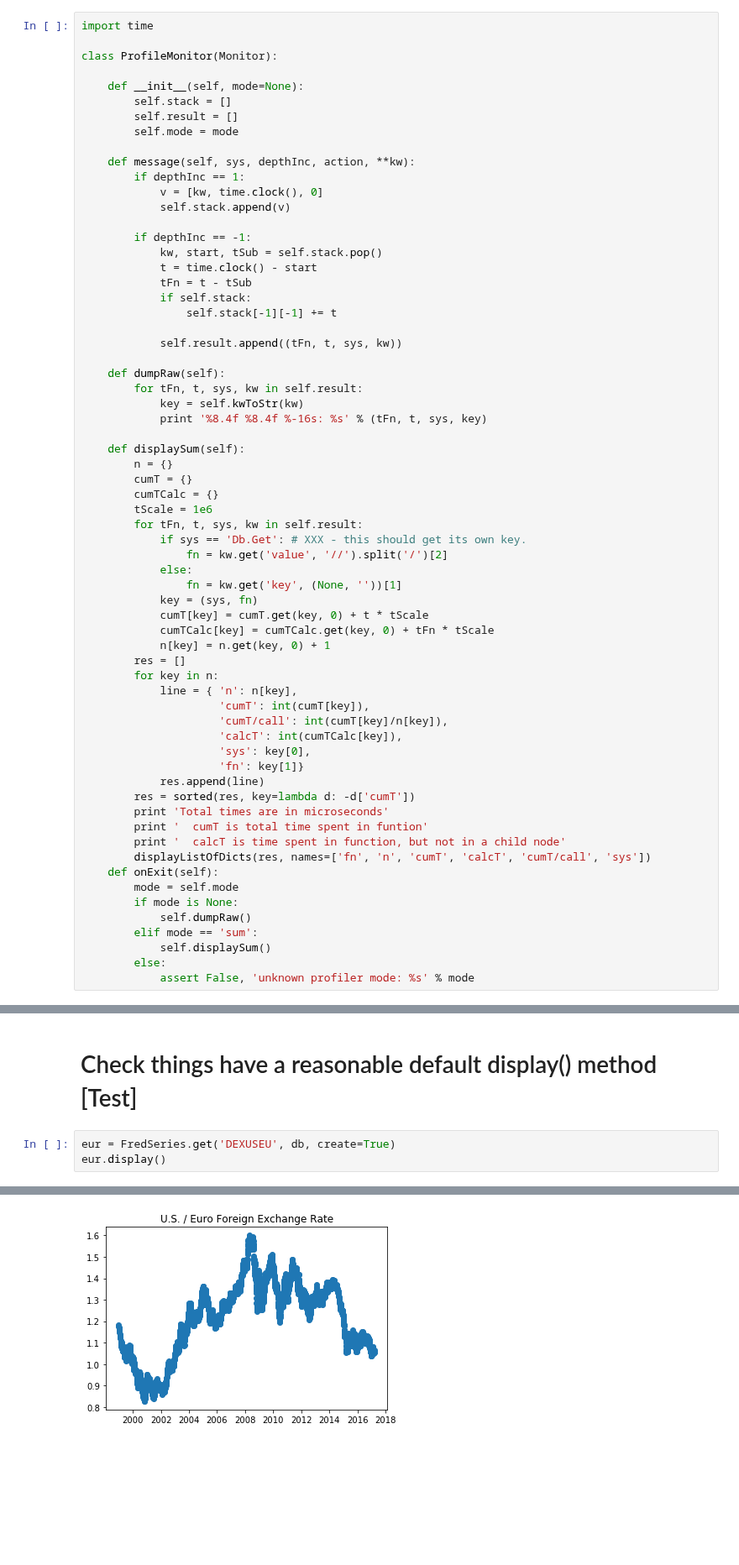
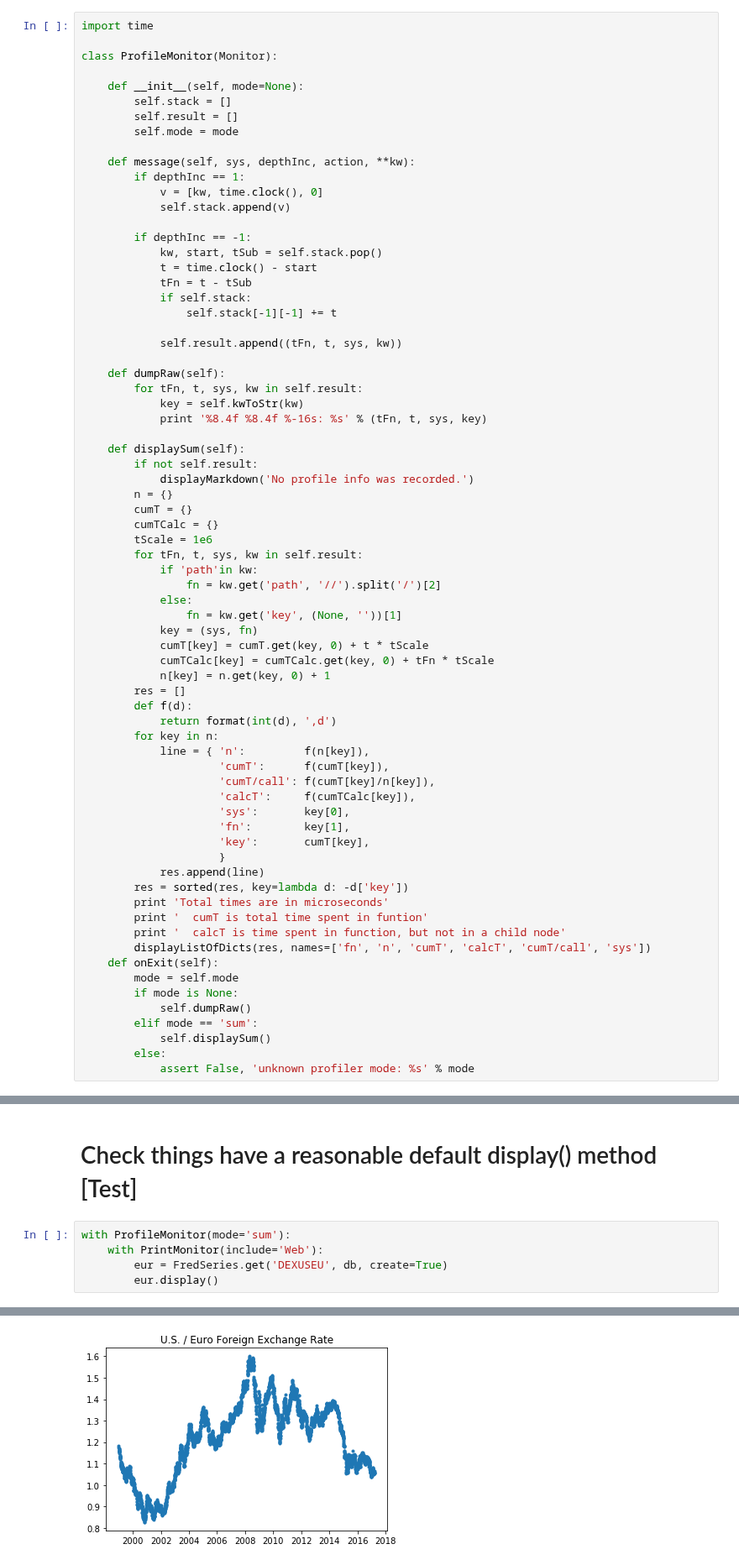
Before and after one commit to gorobei9/jtest, a Jupyter notebook: dynamo-8-profiling.ipynb, the cells around one changed output, grey strips where cells are left out. Shown at 84% size. Saved outputs shown, nothing was run; the diff lists cells and outputs as text; blank space fills up the shorter version.

Commit message:
more FRED improves

```diff
--- a/dynamo-8-profiling.ipynb
+++ b/dynamo-8-profiling.ipynb
@@ -55,13 +56,15 @@ class ProfileMonitor(Monitor):
             print '%8.4f %8.4f %-16s: %s' % (tFn, t, sys, key)
 
     def displaySum(self):
+        if not self.result:
+            displayMarkdown('No profile info was recorded.')
         n = {}
         cumT = {}
         cumTCalc = {}
         tScale = 1e6
         for tFn, t, sys, kw in self.result:
-            if sys == 'Db.Get': # XXX - this should get its own key.
-                fn = kw.get('value', '//').split('/')[2]
+            if 'path'in kw:
+                fn = kw.get('path', '//').split('/')[2]
             else:
                 fn = kw.get('key', (None, ''))[1]
             key = (sys, fn)
@@ -69,15 +72,19 @@ class ProfileMonitor(Monitor):
             cumTCalc[key] = cumTCalc.get(key, 0) + tFn * tScale
             n[key] = n.get(key, 0) + 1
         res = []
+        def f(d):
+            return format(int(d), ',d')
         for key in n:
-            line = { 'n': n[key],
-                     'cumT': int(cumT[key]),
-                     'cumT/call': int(cumT[key]/n[key]),
-                     'calcT': int(cumTCalc[key]),
-                     'sys': key[0],
-                     'fn': key[1]}
+            line = { 'n':         f(n[key]),
+                     'cumT':      f(cumT[key]),
+                     'cumT/call': f(cumT[key]/n[key]),
+                     'calcT':     f(cumTCalc[key]),
+                     'sys':       key[0],
+                     'fn':        key[1],
+                     'key':       cumT[key],
+                     }
             res.append(line)
-        res = sorted(res, key=lambda d: -d['cumT'])
+        res = sorted(res, key=lambda d: -d['key'])
         print 'Total times are in microseconds'
         print '  cumT is total time spent in funtion'
         print '  calcT is time spent in function, but not in a child node'
@@ -189,8 +195,10 @@ U.S. Dollars to One British Pound
 # %% [markdown]
 # Check things have a reasonable default display() method [Test]
 # %%
-eur = FredSeries.get('DEXUSEU', db, create=True)
-eur.display()
+with ProfileMonitor(mode='sum'):
+    with PrintMonitor(include='Web'):
+        eur = FredSeries.get('DEXUSEU', db, create=True)
+        eur.display()
 # %% [output]
 # DEXUSEU
 |key|value|
@@ -208,6 +216,6 @@ eur.display()
 |seasonal_adjustment|Not Seasonally Adjusted
 |seasonal_adjustment_short|NSA
 |title|U.S. / Euro Foreign Exchange Rate
 |units|U.S. Dollars to One Euro
 |units_short|U.S. $ to  1 Euro
-[figure, old version]
+[figure, new version]
```
Also changed, not shown: parts of 8 cells of this notebook, 1 other file.
